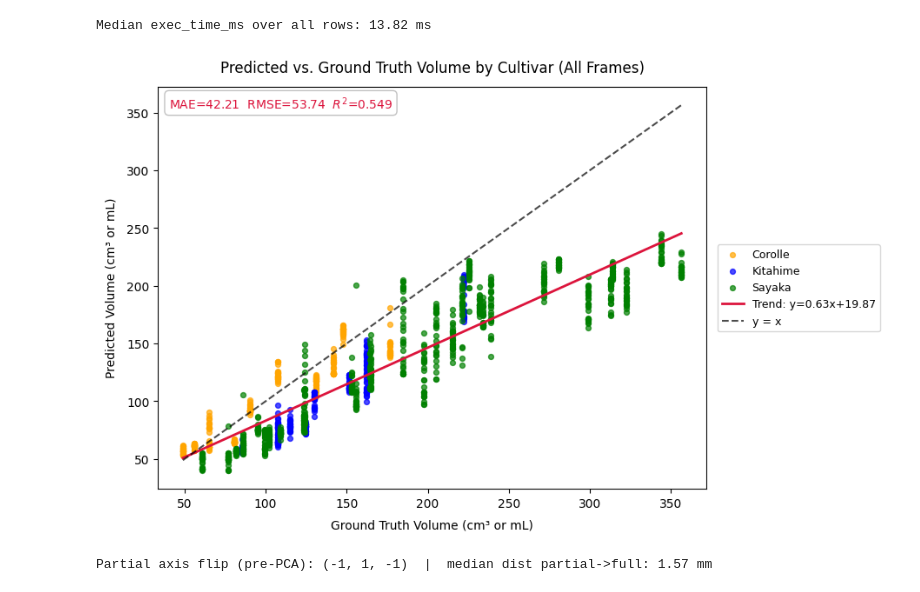
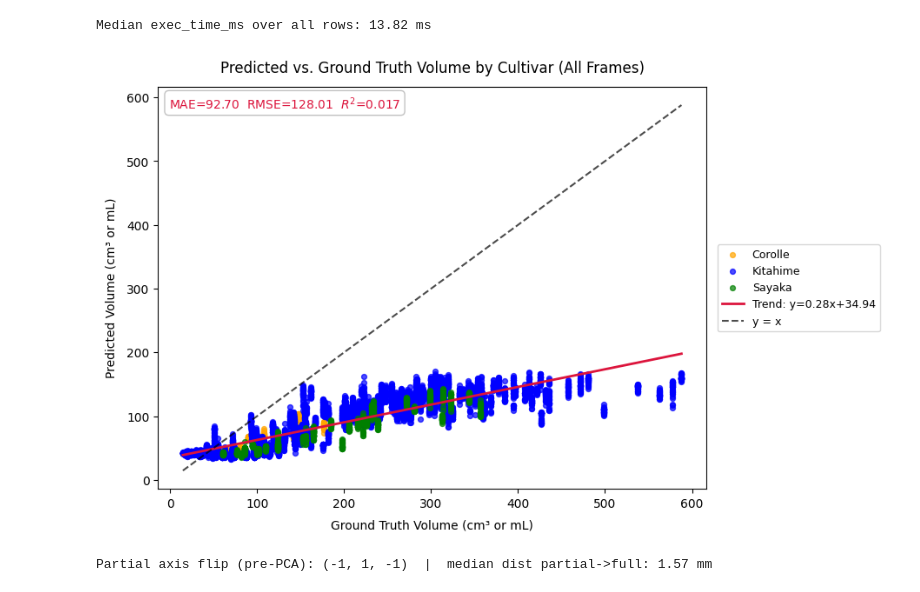
Before and after one commit to GroteGitJeppo/PointSDF_2, a Jupyter notebook: misc/eda.ipynb, the cells around one changed output. Saved outputs shown, nothing was run; the diff lists cells and outputs as text; code cells hidden in the pictures.

```diff
--- a/misc/eda.ipynb
+++ b/misc/eda.ipynb
@@ -47,7 +47,7 @@ from sklearn.linear_model import LinearRegression
 from sklearn.metrics import mean_absolute_error, mean_squared_error, r2_score
 
 BASE = Path.cwd()
-RESULT_PATH = BASE / "results/test_results_32.csv"
+RESULT_PATH = BASE / "results/test_results_30.csv"
 
 if not RESULT_PATH.is_file():
     raise FileNotFoundError(f"Missing {RESULT_PATH.resolve()}")
@@ -96,34 +96,34 @@ r2 = r2_score(df_frames["gt_volume_ml"].values, df_frames["pred_volume_ml"].valu
 metrics_text = f"MAE={mae:.2f}  RMSE={rmse:.2f}  $R^2$={r2:.3f}"
 
 # Upper-left: usually clear on a y≈x scatter; keeps clear of legend (outside right)
 ax.text(
     0.02,
     0.98,
     metrics_text,
     transform=ax.transAxes,
     fontsize=10,
     color="crimson",
     verticalalignment="top",
     horizontalalignment="left",
     bbox=dict(boxstyle="round,pad=0.35", facecolor="white", alpha=0.95, edgecolor="0.75"),
 )
 
 ax.set_xlabel("Ground Truth Volume (cm³ or mL)", labelpad=8)
 ax.set_ylabel("Predicted Volume (cm³ or mL)", labelpad=8)
 ax.set_title("Predicted vs. Ground Truth Volume by Cultivar (All Frames)", pad=12)
 
 # Outside plot on the right; constrained_layout reserves space for the legend
 ax.legend(
     loc="center left",
     bbox_to_anchor=(1.02, 0.5),
     borderaxespad=0,
     frameon=True,
     fontsize=9,
 )
 
 plt.show()
 # %% [output]
-[figure, old version]
+[figure, new version]
 # %%
 # Partial vs full point cloud — put matching `.ply` files next to this notebook and edit paths below.
 from copy import deepcopy
```
Also changed, not shown: parts of 2 cells of this notebook, 1 other file.
